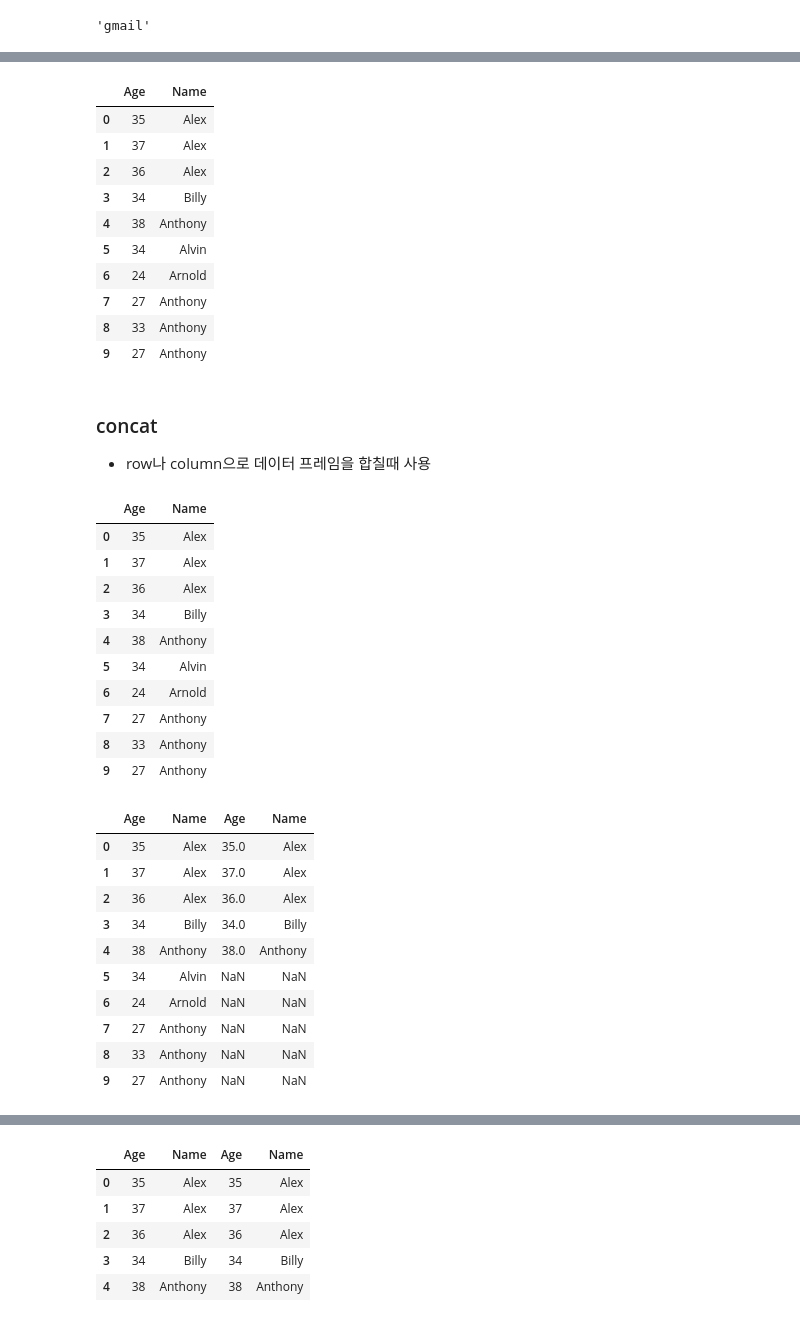
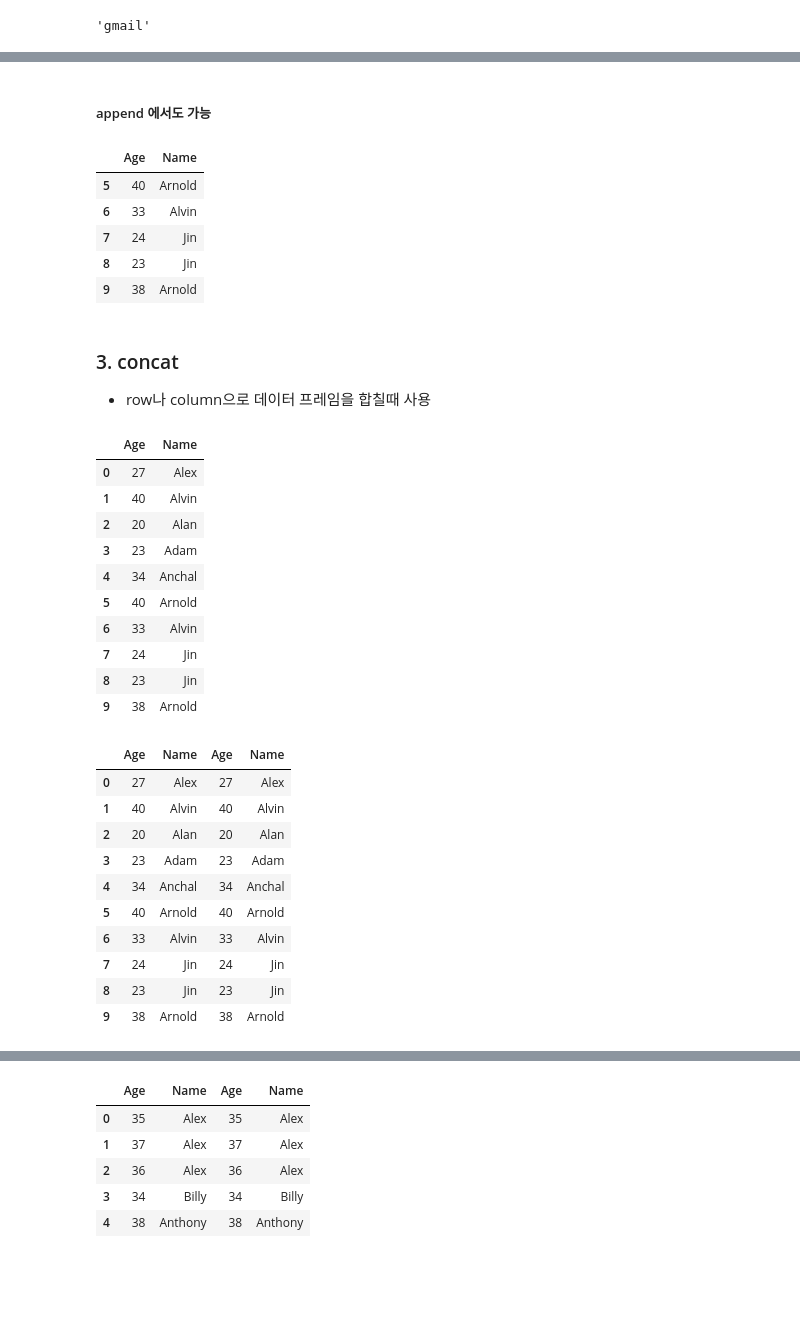
Before and after one commit to dockyum/TIL-data-science, a Jupyter notebook: numpy_pandas/03_pandas_1.ipynb, the cells around one changed output, grey strips where cells are left out. Cells and saved outputs as stored; diff of their text form; code cells hidden in the pictures; blank space fills up the shorter version.

```diff
--- a/numpy_pandas/02_pandas.ipynb
+++ b/numpy_pandas/03_pandas_1.ipynb
@@ -412,47 +437,44 @@ df3.tail(5)
+# %% [markdown]
+##### append 에서도 가능
 # %%
-df3 = df1.append(df2, ignore_index=True)
-df3
+df4 = df1.append(df2, ignore_index=True)
+df4.tail(5)
 # %% [output]
 |  | Age | Name |
-| 0 | 35 | Alex |
-| 1 | 37 | Alex |
-| 2 | 36 | Alex |
-| 3 | 34 | Billy |
-| 4 | 38 | Anthony |
-| 5 | 34 | Alvin |
-| 6 | 24 | Arnold |
-| 7 | 27 | Anthony |
-| 8 | 33 | Anthony |
-| 9 | 27 | Anthony |
+| 5 | 40 | Arnold |
+| 6 | 33 | Alvin |
+| 7 | 24 | Jin |
+| 8 | 23 | Jin |
+| 9 | 38 | Arnold |
 # %% [markdown]
-### concat
+### 3. concat
 - row나 column으로 데이터 프레임을 합칠때 사용
 # %%
-df3 = pd.concat([df1, df2]).reset_index(drop=True)
-df3
+df5 = pd.concat([df1, df2]).reset_index(drop=True)
+df5
 # %% [output]
 |  | Age | Name |
-| 0 | 35 | Alex |
-| 1 | 37 | Alex |
-| 2 | 36 | Alex |
-| 3 | 34 | Billy |
-| 4 | 38 | Anthony |
-| 5 | 34 | Alvin |
-| 6 | 24 | Arnold |
-| 7 | 27 | Anthony |
-| 8 | 33 | Anthony |
-| 9 | 27 | Anthony |
+| 0 | 27 | Alex |
+| 1 | 40 | Alvin |
+| 2 | 20 | Alan |
+| 3 | 23 | Adam |
+| 4 | 34 | Anchal |
+| 5 | 40 | Arnold |
+| 6 | 33 | Alvin |
+| 7 | 24 | Jin |
+| 8 | 23 | Jin |
+| 9 | 38 | Arnold |
 # %%
-pd.concat([df3, df1], axis=1)
+pd.concat([df4, df5], axis=1)
 # %% [output]
 |  | Age | Name | Age | Name |
-| 0 | 35 | Alex | 35.0 | Alex |
-| 1 | 37 | Alex | 37.0 | Alex |
-| 2 | 36 | Alex | 36.0 | Alex |
-| 3 | 34 | Billy | 34.0 | Billy |
-| 4 | 38 | Anthony | 38.0 | Anthony |
-| 5 | 34 | Alvin | NaN | NaN |
-| 6 | 24 | Arnold | NaN | NaN |
-| 7 | 27 | Anthony | NaN | NaN |
-| 8 | 33 | Anthony | NaN | NaN |
-| 9 | 27 | Anthony | NaN | NaN |
+| 0 | 27 | Alex | 27 | Alex |
+| 1 | 40 | Alvin | 40 | Alvin |
+| 2 | 20 | Alan | 20 | Alan |
+| 3 | 23 | Adam | 23 | Adam |
+| 4 | 34 | Anchal | 34 | Anchal |
+| 5 | 40 | Arnold | 40 | Arnold |
+| 6 | 33 | Alvin | 33 | Alvin |
+| 7 | 24 | Jin | 24 | Jin |
+| 8 | 23 | Jin | 23 | Jin |
+| 9 | 38 | Arnold | 38 | Arnold |
```
Also changed, not shown: parts of 90 cells of this notebook, 1 other file.
